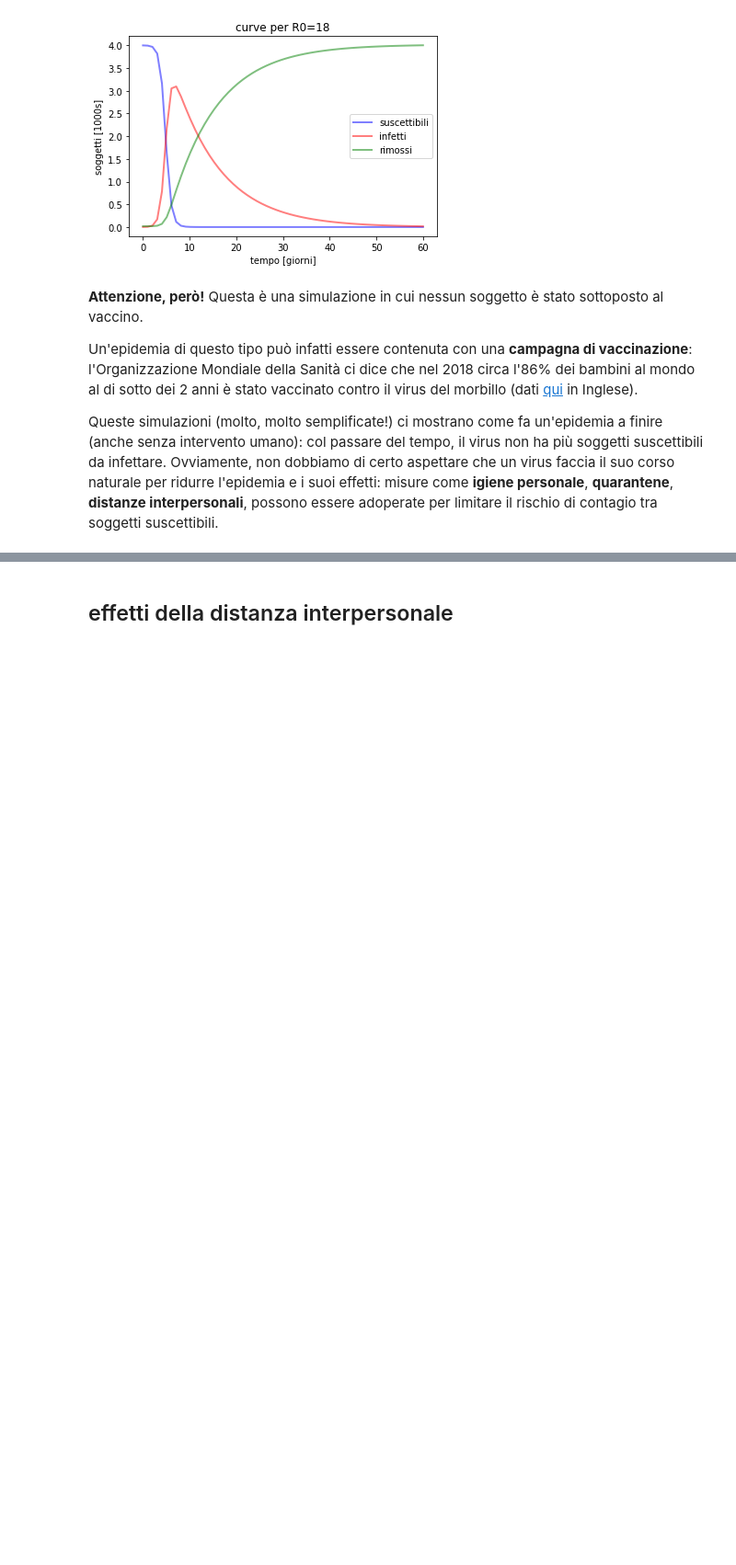
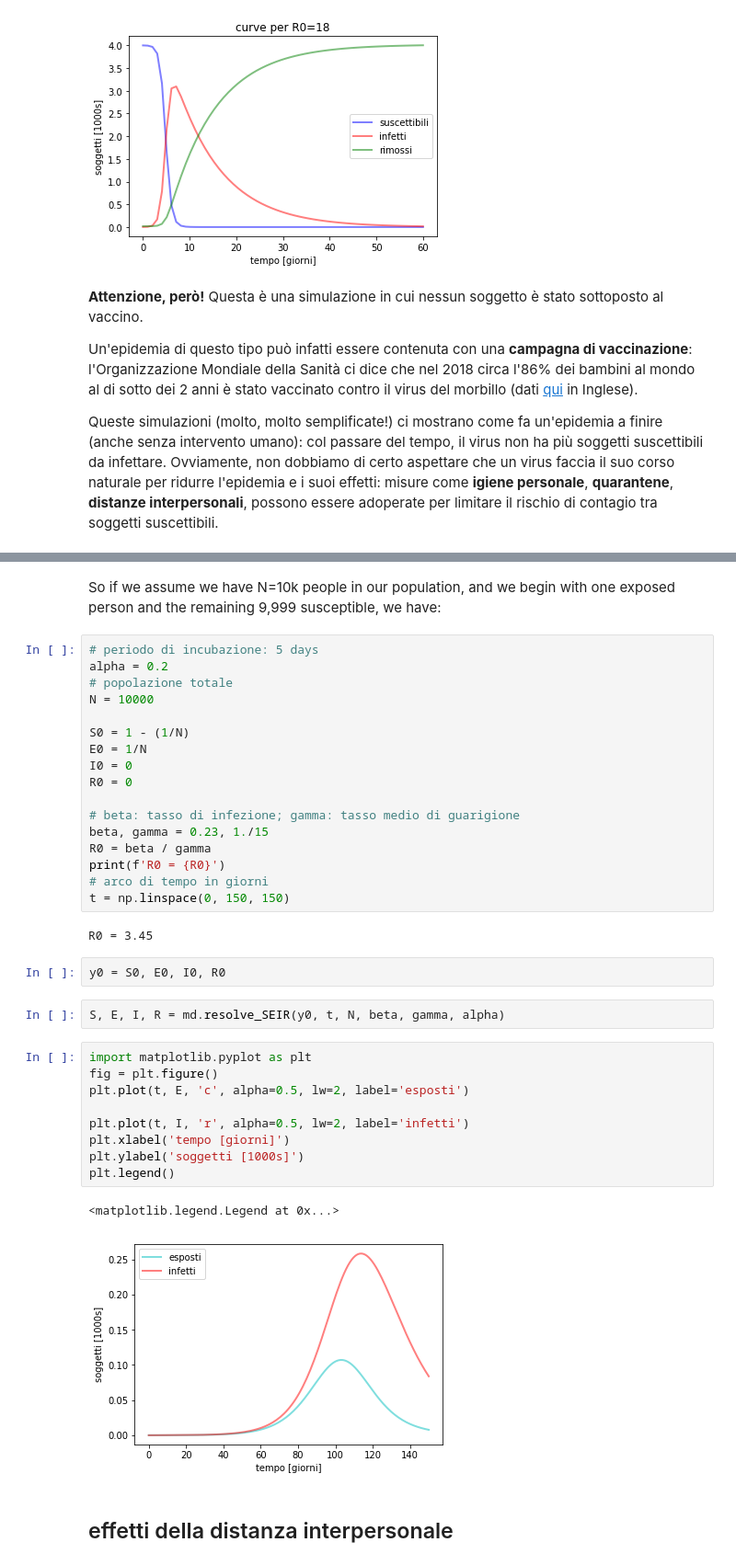
Before and after one commit to pcmasuzzo/modelli_epidemiologici, a Jupyter notebook: notebooks/epidemie.ipynb, the cells around one changed output, grey strips where cells are left out. Shown: that part at 92% size. Drawn from its saved outputs; the diff is of its cells as text; blank space fills up the shorter version.

Commit message:
wip: adds SEIR model

```diff
--- a/notebooks/epidemie.ipynb
+++ b/notebooks/epidemie.ipynb
@@ -114,3 +137,40 @@ Queste simulazioni (molto, molto semplificate!) ci mostrano come fa un'epidemia
+# %% [markdown]
+So if we assume we have N=10k people in our population, and we begin with one exposed person and the remaining 9,999 susceptible, we have:
+# %%
+# periodo di incubazione: 5 days
+alpha = 0.2
+# popolazione totale
+N = 10000
+
+S0 = 1 - (1/N)
+E0 = 1/N
+I0 = 0
+R0 = 0
+
+# beta: tasso di infezione; gamma: tasso medio di guarigione
+beta, gamma = 0.23, 1./15
+R0 = beta / gamma
+print(f'R0 = {R0}')
+# arco di tempo in giorni
+t = np.linspace(0, 150, 150)
+# %% [output]
+R0 = 3.45
+# %%
+y0 = S0, E0, I0, R0
+# %%
+S, E, I, R = md.resolve_SEIR(y0, t, N, beta, gamma, alpha)
+# %%
+import matplotlib.pyplot as plt
+fig = plt.figure()
+plt.plot(t, E, 'c', alpha=0.5, lw=2, label='esposti')
+
+plt.plot(t, I, 'r', alpha=0.5, lw=2, label='infetti')
+plt.xlabel('tempo [giorni]')
+plt.ylabel('soggetti [1000s]')
+plt.legend()
+# %% [output]
+<matplotlib.legend.Legend at 0x...>
+[figure, added]
 # %% [markdown]
 ## effetti della distanza interpersonale
 # %%
```
Also changed, not shown: parts of 3 cells of this notebook, 1 other file.
